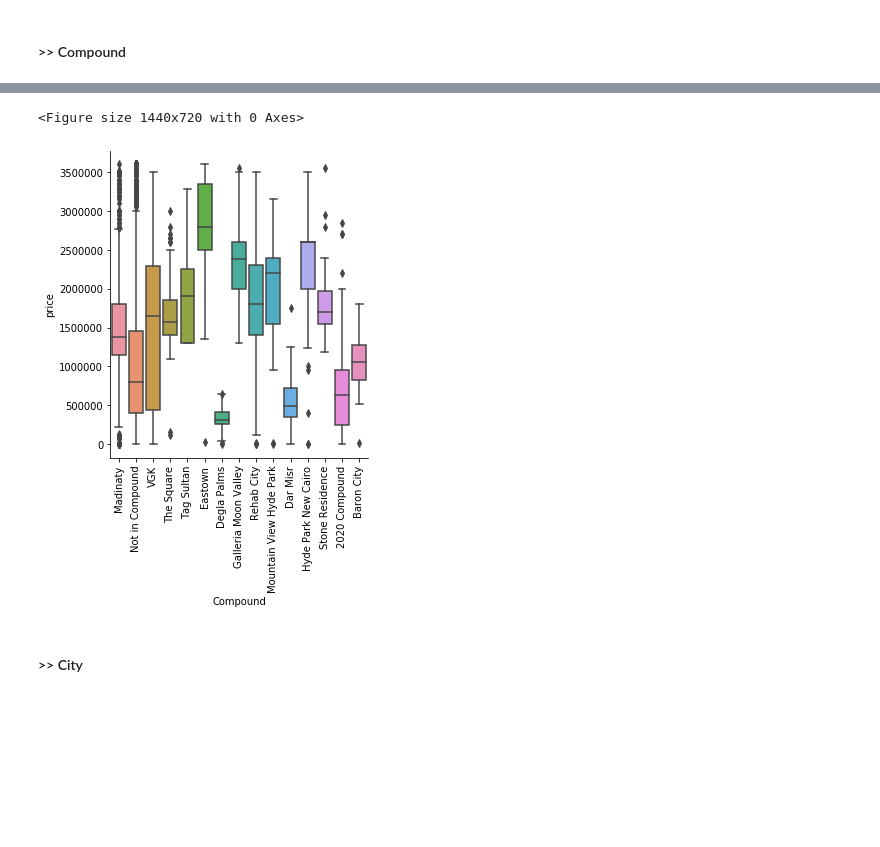
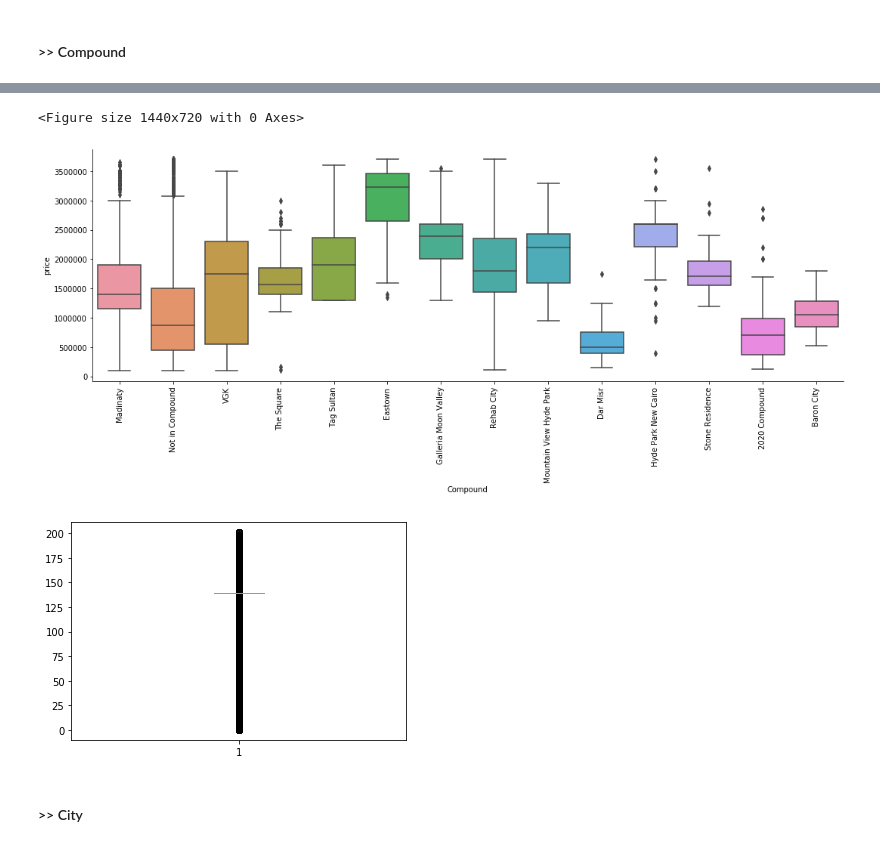
Before and after one commit to saadelshazly2020/Data-Analysis, a Jupyter notebook: Predicting House Price Project/Housing Pricing_Olx.ipynb, the cells around one changed output, grey strips where cells are left out. Saved outputs shown, nothing was run; the diff lists cells and outputs as text; code cells hidden in the pictures; blank space fills up the shorter version.

```diff
--- a/Predicting House Price Project/Housing Pricing_Olx.ipynb
+++ b/Predicting House Price Project/Housing Pricing_Olx.ipynb
@@ -197,5 +200,5 @@ df.head()
 # %%
 # reorder columns
-df=df.loc[:,['Amenities','Bedrooms','Bathrooms','Area','Furnished','Level','location','Compound','price']]
+df=df.loc[:,['Amenities','Bedrooms','Bathrooms','Area','Furnished','Level','location','Compound','price','title']]
 df.head()
 # %% [output]
@@ -292,3 +297,3 @@ df[df.price>3600068].shape
 # %%
 # remove price outliers
-df=df[df.price<3600068]
+df=df[df.price<3750000]
@@ -294,0 +305,4 @@ df=df[df.price<3600068]
+# %%
+# remove price outliers
+print(df[df.price.between(100000,3750000)].shape)
+df=df[df.price.between(100000,3750000)]
@@ -320,3 +340,4 @@ df[df.Area>295].shape
 # %%
 # remove Area outliers
-df=df[df.Area<295]
+df=df[df.Area.between(50,287)]
+df.shape
@@ -477,12 +504,18 @@ Degla Palms                   51
 Name: Compound, dtype: int64
 # %%
 plt.figure(figsize=(20,10))
-sns.catplot(x='Compound',y='price',kind="box", data=df_comp)
+sns.catplot(x='Compound',y='price',kind="box", data=df_comp,height=5, # make the plot 5 units high
+    aspect=3)
 plt.xticks(rotation=90)
 plt.show()
 # %% [output]
 <Figure size 1440x720 with 0 Axes>
-[figure, old version]
+[figure, new version]
+# %%
+plt.boxplot(df_Comp.Compound)
+plt.show()
+# %% [output]
+[figure, added]
 # %% [markdown]
 #### >> City
 # %%
```
Also changed, not shown: parts of 77 cells of this notebook, 23 other files.
